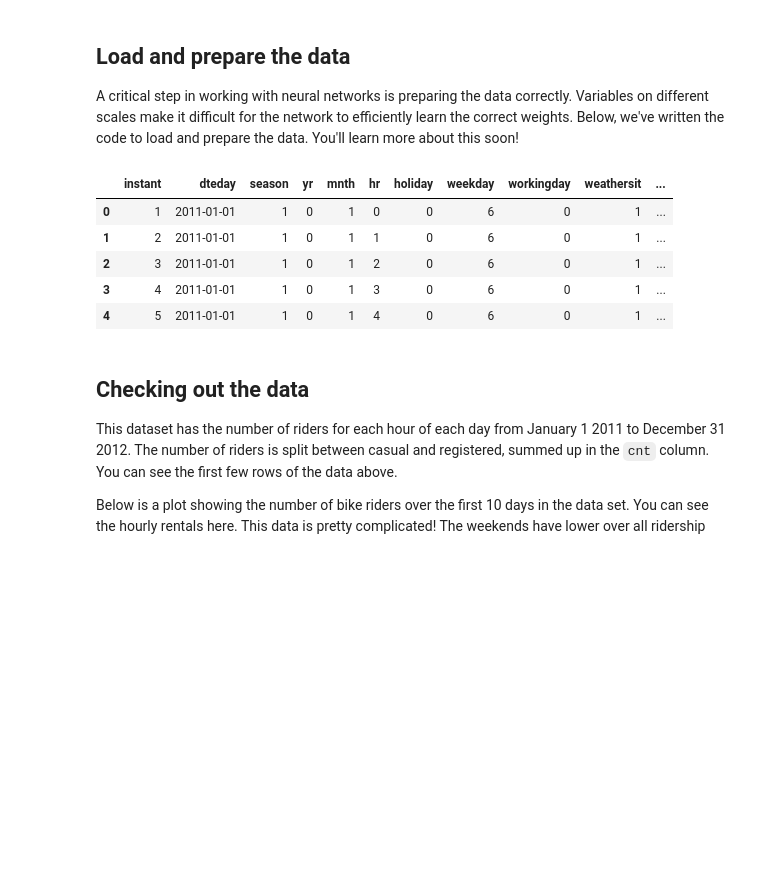
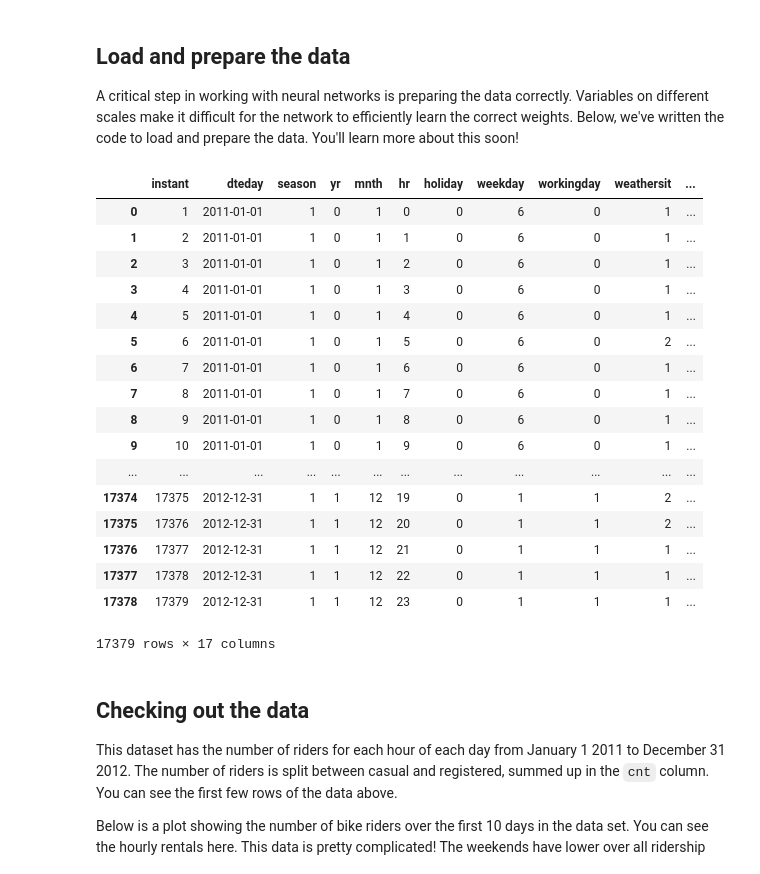
Before and after one commit to orzzzl/dlnp-project1, a Jupyter notebook: dlnd-your-first-neural-network.ipynb, the cells around one changed output. Drawn from its saved outputs; the diff is of its cells as text; code cells hidden in the pictures; blank space fills up the shorter version.

```diff
--- a/dlnd-your-first-neural-network.ipynb
+++ b/dlnd-your-first-neural-network.ipynb
@@ -18,14 +18,26 @@ data_path = 'Bike-Sharing-Dataset/hour.csv'
 
 rides = pd.read_csv(data_path)
 # %%
-rides.head()
+rides
 # %% [output]
 |  | instant | dteday | season | yr | mnth | hr | holiday | weekday | workingday | weathersit | ... |
 | 0 | 1 | 2011-01-01 | 1 | 0 | 1 | 0 | 0 | 6 | 0 | 1 | ... |
 | 1 | 2 | 2011-01-01 | 1 | 0 | 1 | 1 | 0 | 6 | 0 | 1 | ... |
 | 2 | 3 | 2011-01-01 | 1 | 0 | 1 | 2 | 0 | 6 | 0 | 1 | ... |
 | 3 | 4 | 2011-01-01 | 1 | 0 | 1 | 3 | 0 | 6 | 0 | 1 | ... |
 | 4 | 5 | 2011-01-01 | 1 | 0 | 1 | 4 | 0 | 6 | 0 | 1 | ... |
+| 5 | 6 | 2011-01-01 | 1 | 0 | 1 | 5 | 0 | 6 | 0 | 2 | ... |
+| 6 | 7 | 2011-01-01 | 1 | 0 | 1 | 6 | 0 | 6 | 0 | 1 | ... |
+| 7 | 8 | 2011-01-01 | 1 | 0 | 1 | 7 | 0 | 6 | 0 | 1 | ... |
+| 8 | 9 | 2011-01-01 | 1 | 0 | 1 | 8 | 0 | 6 | 0 | 1 | ... |
+| 9 | 10 | 2011-01-01 | 1 | 0 | 1 | 9 | 0 | 6 | 0 | 1 | ... |
+| ... | ... | ... | ... | ... | ... | ... | ... | ... | ... | ... | ... |
+| 17374 | 17375 | 2012-12-31 | 1 | 1 | 12 | 19 | 0 | 1 | 1 | 2 | ... |
+| 17375 | 17376 | 2012-12-31 | 1 | 1 | 12 | 20 | 0 | 1 | 1 | 2 | ... |
+| 17376 | 17377 | 2012-12-31 | 1 | 1 | 12 | 21 | 0 | 1 | 1 | 1 | ... |
+| 17377 | 17378 | 2012-12-31 | 1 | 1 | 12 | 22 | 0 | 1 | 1 | 1 | ... |
+| 17378 | 17379 | 2012-12-31 | 1 | 1 | 12 | 23 | 0 | 1 | 1 | 1 | ... |
+17379 rows × 17 columns
 # %% [markdown]
 ## Checking out the data
 
```
Also changed, not shown: parts of 7 cells of this notebook.
